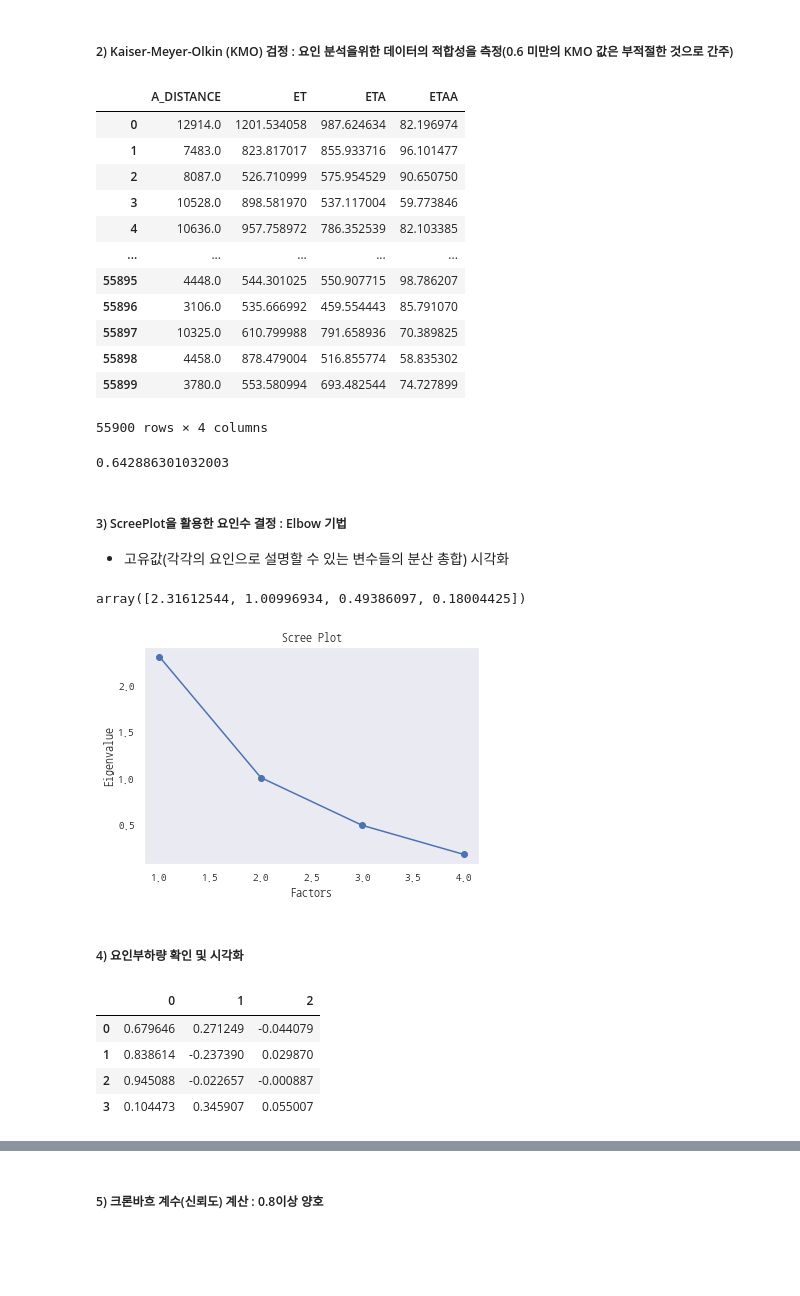
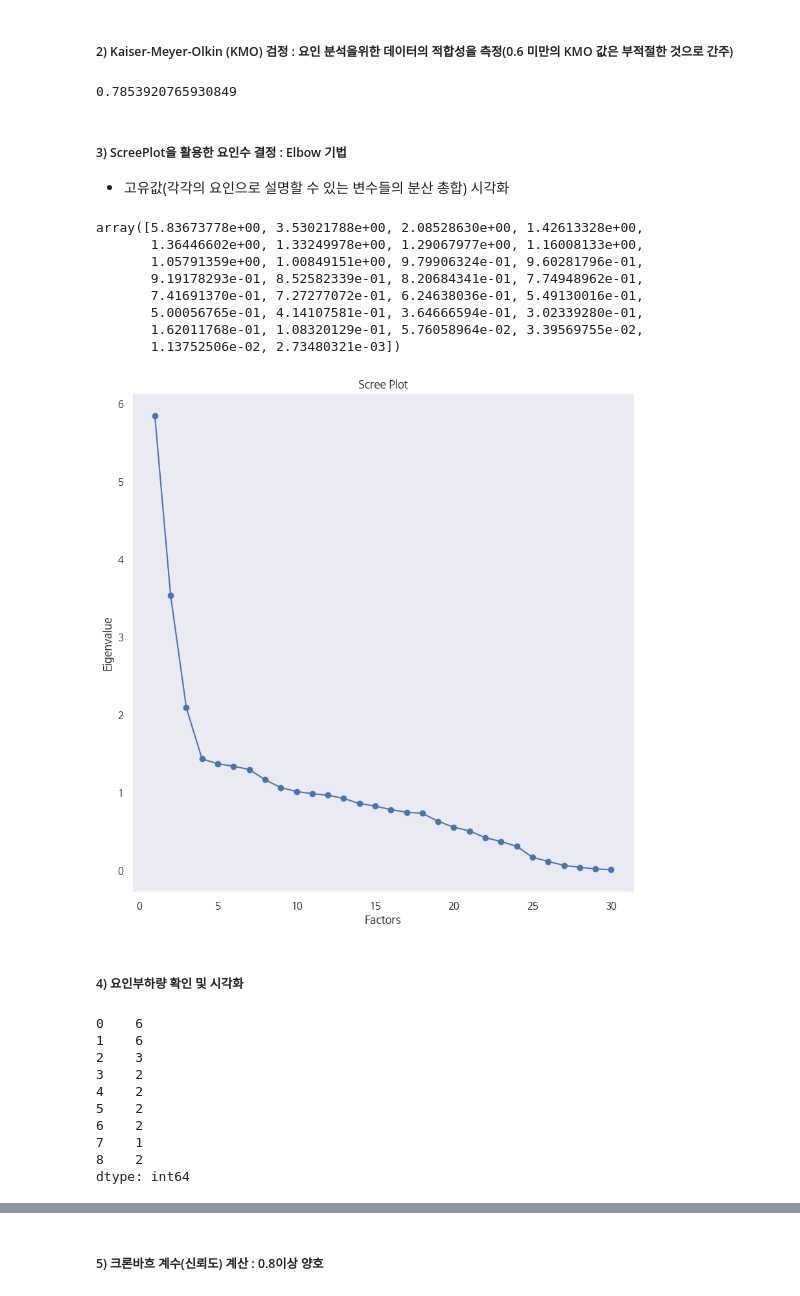
Before and after one commit to LeticiaKang/HYUNDAE_AI_Challenge_DACON, a Jupyter notebook: 1. 데이터_탐색.ipynb, the cells around one changed output, grey strips where cells are left out. Cells and saved outputs as stored; diff of their text form; code cells hidden in the pictures; blank space fills up the shorter version.

```diff
--- a/1. 데이터_탐색.ipynb
+++ b/1. 데이터_탐색.ipynb
@@ -633,5 +633,9 @@ test.head()
 # %% [markdown]
 ### X, Y 분리
 # %%
-X = train.drop('대기시간(h)', axis=1).values
-y = train['대기시간(h)'].values
+X = train.drop('대기시간(h)', axis=1)
+y = train['대기시간(h)']
+# %%
+X_copy = X.copy()
+X_copy = X_copy.iloc[:500, :]
+X_copy = X_copy.astype('float32')
@@ -670,26 +708,11 @@ from factor_analyzer.factor_analyzer import calculate_kmo
 ##### 2) Kaiser-Meyer-Olkin (KMO) 검정 : 요인 분석을위한 데이터의 적합성을 측정(0.6 미만의 KMO 값은 부적절한 것으로 간주)
 # %%
 # 요인분석은 수치형변수(int, float 등)으로만 이루어진 데이터에서 가능함으로 문자형 변수는 제거 필요
-train.drop(['RID','TIME_DEPARTUREDATE','TIME_ARRIVEDATE'],axis=1)
-# %% [output]
-|  | A_DISTANCE | ET | ETA | ETAA |
-| 0 | 12914.0 | 1201.534058 | 987.624634 | 82.196974 |
-| 1 | 7483.0 | 823.817017 | 855.933716 | 96.101477 |
-| 2 | 8087.0 | 526.710999 | 575.954529 | 90.650750 |
-| 3 | 10528.0 | 898.581970 | 537.117004 | 59.773846 |
-| 4 | 10636.0 | 957.758972 | 786.352539 | 82.103385 |
-| ... | ... | ... | ... | ... |
-| 55895 | 4448.0 | 544.301025 | 550.907715 | 98.786207 |
-| 55896 | 3106.0 | 535.666992 | 459.554443 | 85.791070 |
-| 55897 | 10325.0 | 610.799988 | 791.658936 | 70.389825 |
-| 55898 | 4458.0 | 878.479004 | 516.855774 | 58.835302 |
-| 55899 | 3780.0 | 553.580994 | 693.482544 | 74.727899 |
-55900 rows × 4 columns
 # %%
-kmo_all,kmo_model=calculate_kmo(train.drop(['RID','TIME_DEPARTUREDATE','TIME_ARRIVEDATE'],axis=1))
+kmo_all,kmo_model=calculate_kmo(X_copy)
 kmo_model # 0.642878086837649 : 0.6 이상으로 양호함
 # %% [output]
-0.642886301032003
+0.7853920765930849
 # %% [markdown]
 ##### 3) ScreePlot을 활용한 요인수 결정 : Elbow 기법
 * 고유값(각각의 요인으로 설명할 수 있는 변수들의 분산 총합) 시각화
@@ -697,34 +720,45 @@ kmo_model # 0.642878086837649 : 0.6 이상으로 양호함
 # 요인분석 오브젝트를 만들고 실행해보겠습니다.
 fa = FactorAnalyzer()
 fa.set_params(rotation=None)
-fa.fit(train.drop(['RID','TIME_DEPARTUREDATE','TIME_ARRIVEDATE'],axis=1))
+fa.fit(X_copy)
 # 고유값 확인 * 고유값(eigenvalue):각각의 요인으로 설명할 수 있는 변수들의 분산 총합
 ev, v = fa.get_eigenvalues()
 ev
 # %% [output]
-array([2.31612544, 1.00996934, 0.49386097, 0.18004425])
+array([5.83673778e+00, 3.53021788e+00, 2.08528630e+00, 1.42613328e+00,
+       1.36446602e+00, 1.33249978e+00, 1.29067977e+00, 1.16008133e+00,
+       1.05791359e+00, 1.00849151e+00, 9.79906324e-01, 9.60281796e-01,
+       9.19178293e-01, 8.52582339e-01, 8.20684341e-01, 7.74948962e-01,
+       7.41691370e-01, 7.27277072e-01, 6.24638036e-01, 5.49130016e-01,
+       5.00056765e-01, 4.14107581e-01, 3.64666594e-01, 3.02339280e-01,
+       1.62011768e-01, 1.08320129e-01, 5.76058964e-02, 3.39569755e-02,
+       1.13752506e-02, 2.73480321e-03])
 # %%
 # Scree Plot을 그려서 Elbow 지점을 찾아봅시다.
-plt.scatter(range(1,train.drop(['RID','TIME_DEPARTUREDATE','TIME_ARRIVEDATE'],axis=1).shape[1]+1),ev)
-plt.plot(range(1,train.drop(['RID','TIME_DEPARTUREDATE','TIME_ARRIVEDATE'],axis=1).shape[1]+1),ev)
+plt.scatter(range(1,X_copy.shape[1]+1),ev)
+plt.plot(range(1,X_copy.shape[1]+1),ev)
 plt.title('Scree Plot')
 plt.xlabel('Factors')
 plt.ylabel('Eigenvalue')
 plt.grid()
 plt.show()
 # %% [output]
-[figure, old version]
+[figure, new version]
 # %% [markdown]
 ##### 4) 요인부하량 확인 및 시각화
 # %%
 # 요인분석 오브젝트를 만들고 실행해보겠습니다.
-fa = FactorAnalyzer()
-fa.set_params(n_factors=3, rotation=None)
-fa.fit(train.drop(['RID','TIME_DEPARTUREDATE','TIME_ARRIVEDATE'],axis=1))
-pd.DataFrame(fa.loadings_) # 요인부하량 확인 : 0.4이상 유의미, 0.5이상 중요
+fa = FactorAnalyzer(method='principal', n_factors=9, rotation=None)
+fa.fit(X_copy)
+(pd.DataFrame(fa.loadings_) >= 0.4).sum() # 요인부하량 확인 : 0.4이상 유의미, 0.5이상 중요
 # %% [output]
-|  | 0 | 1 | 2 |
-| 0 | 0.679646 | 0.271249 | -0.044079 |
-| 1 | 0.838614 | -0.237390 | 0.029870 |
-| 2 | 0.945088 | -0.022657 | -0.000887 |
-| 3 | 0.104473 | 0.345907 | 0.055007 |
+0    6
+1    6
+2    3
+3    2
+4    2
+5    2
+6    2
+7    1
+8    2
+dtype: int64
```
Also changed, not shown: parts of 14 cells of this notebook.
